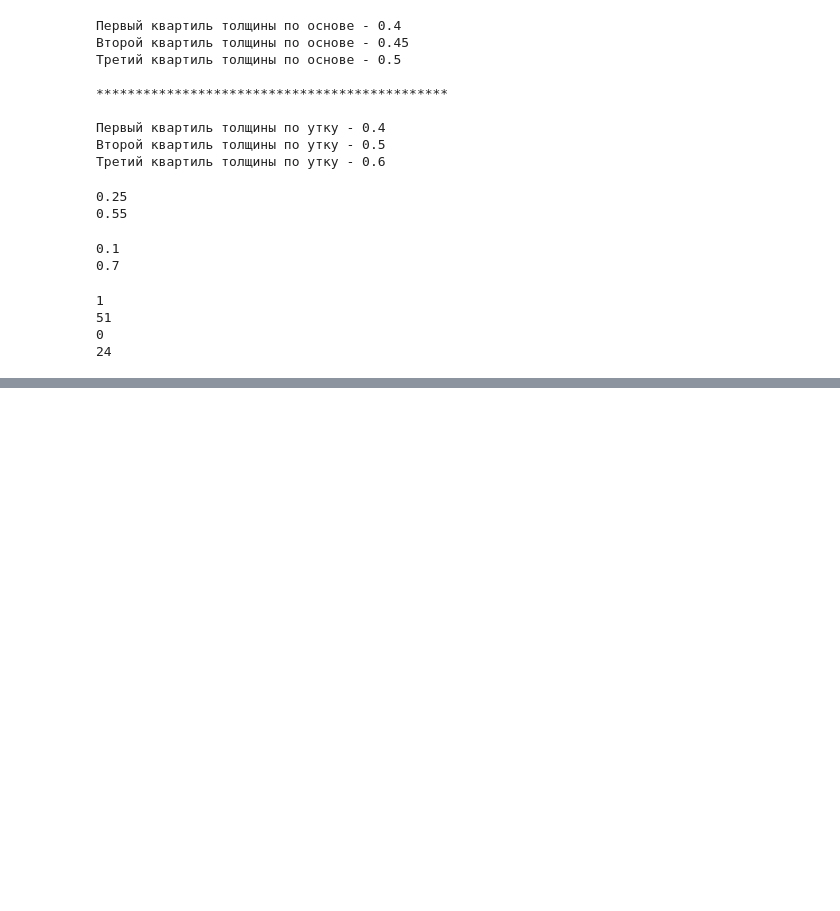
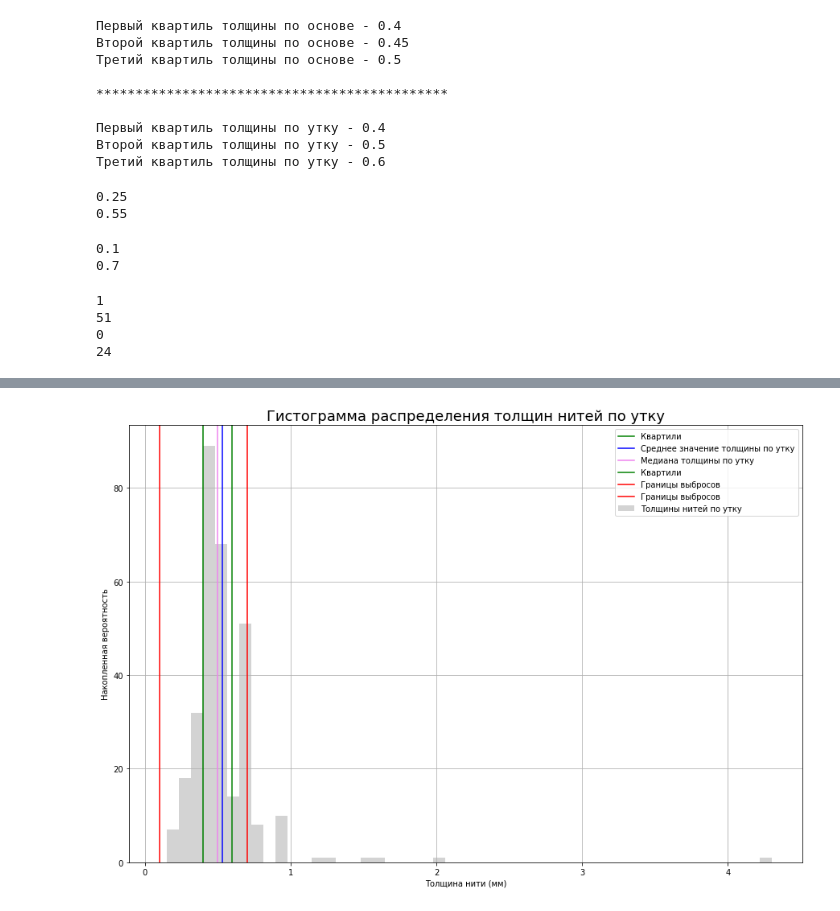
Before and after one commit to streltcov/textile_data, a Jupyter notebook: threads.ipynb, the cells around one changed output, grey strips where cells are left out. Drawn from its saved outputs; the diff is of its cells as text; code cells hidden in the pictures; blank space fills up the shorter version.

```diff
--- a/threads.ipynb
+++ b/threads.ipynb
@@ -371,21 +434,24 @@ pyplot.show()
 # %%
 
 ########################################################################################################################
 
 fig, ax = pyplot.subplots(figsize=(15, 10))
 pyplot.axvline(weft_quartile_1, color='green', label='Квартили')
-pyplot.axvline(weft_quartile_2, color='green', label='Квартили')
+pyplot.axvline(mean_weft, color='blue', label='Среднее значение толщины по утку')
+pyplot.axvline(median_weft, color='violet', label='Медиана толщины по утку')
 pyplot.axvline(weft_quartile_3, color='green', label='Квартили')
 pyplot.axvline(weft_lower_border, color='red', label='Границы выбросов')
 pyplot.axvline(weft_upper_border, color='red', label='Границы выбросов')
-textiles.weft_nominal.hist(ax=ax, bins=50, color='gray', label='Толщины нитей по утку')
+textiles.weft_nominal.hist(ax=ax, bins=50, color='lightgray', label='Толщины нитей по утку')
 ax.set_title('Гистограмма распределения толщин нитей по утку', fontsize=18)
 ax.set_xlabel('Толщина нити (мм)')
 ax.set_ylabel('Накопленная вероятность')
 ax.legend()
 pyplot.show()
 
 ########################################################################################################################
+# %% [output]
+[figure, added]
 # %%
 
 # График распределения толщин по основе;
```
Also changed, not shown: parts of 9 cells of this notebook.
